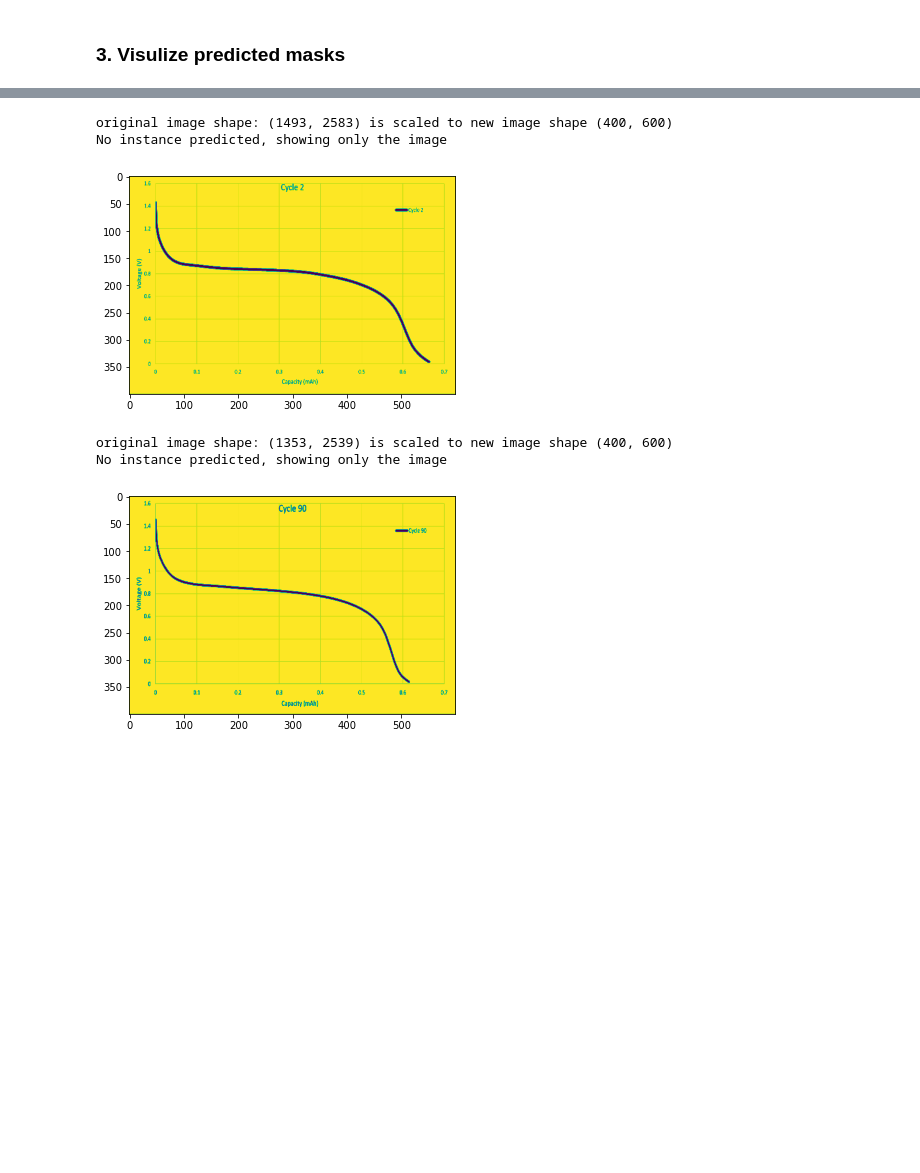
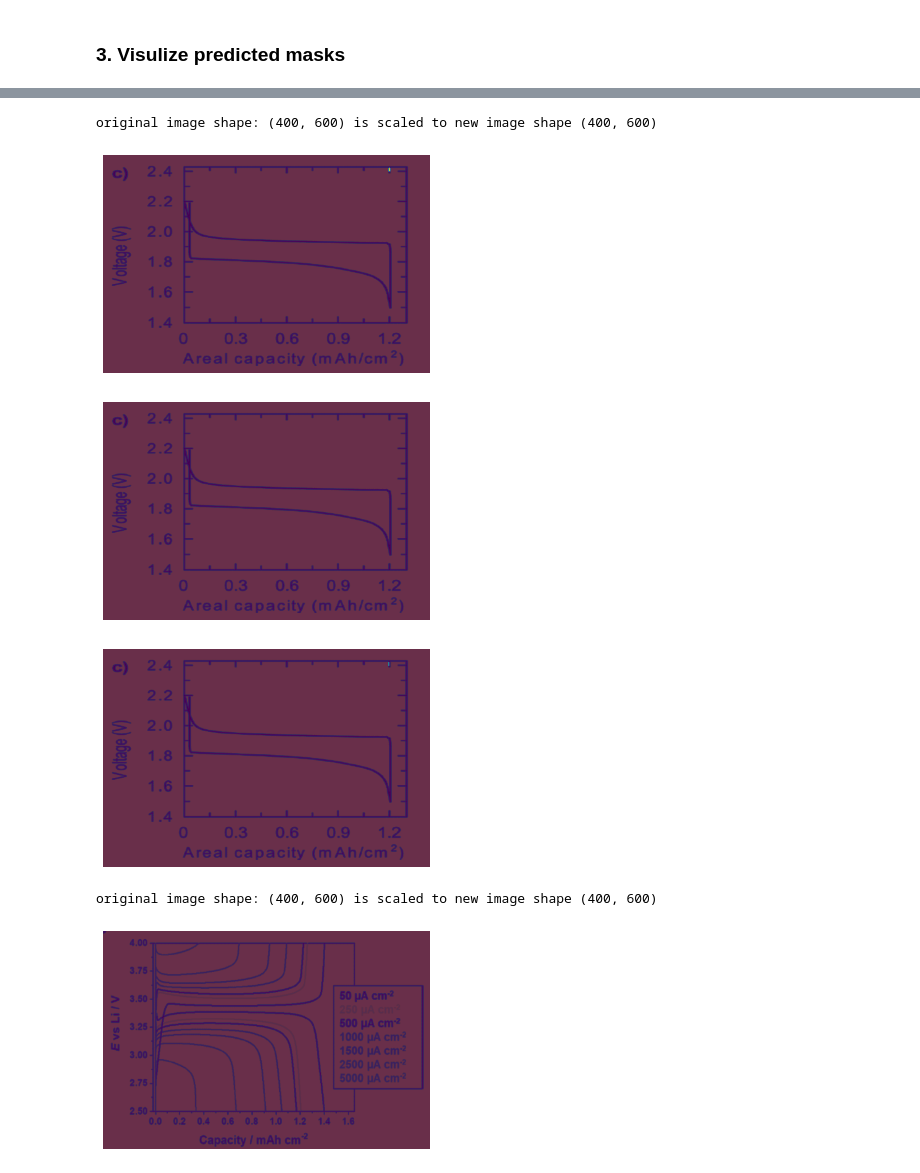
Before and after one commit to DataYoink/DataYoink, a Jupyter notebook: docs/dev/Demo_load_NN_from_pkl.ipynb, the cells around one changed output, grey strips where cells are left out. Drawn from its saved outputs; the diff is of its cells as text; code cells hidden in the pictures; blank space fills up the shorter version.

```diff
--- a/docs/dev/Demo_load_NN_from_pkl.ipynb
+++ b/docs/dev/Demo_load_NN_from_pkl.ipynb
@@ -39,21 +36,21 @@ show_output_img_and_mask("scaled_input_image/scaled_"+image_PNG, outputs)
 # %%
-image_PNG = "Test_bw_1solid.png"
+image_PNG = "discharge_curve (9).png"
 rescaled_img = img_rescale(image_PNG, image_height, image_width)
 pretrained_pkl = "./output/BEST_config.pkl"
 outputs = predict_discharge_curve(pretrained_pkl,rescaled_img)
 show_output_img_and_mask("scaled_input_image/scaled_"+image_PNG, outputs)
 # %% [output]
-original image shape: (1493, 2583) is scaled to new image shape (400, 600)
-No instance predicted, showing only the image
+original image shape: (400, 600) is scaled to new image shape (400, 600)
-[figure, old version]
+[figure, new version]
+[figure, added]
+[figure, added]
 # %%
-image_PNG = "Test_color_1solid.png"
+image_PNG = "discharge_curve (3).png"
 rescaled_img = img_rescale(image_PNG, image_height, image_width)
 pretrained_pkl = "./output/BEST_config.pkl"
 outputs = predict_discharge_curve(pretrained_pkl,rescaled_img)
 show_output_img_and_mask("scaled_input_image/scaled_"+image_PNG, outputs)
 # %% [output]
-original image shape: (1353, 2539) is scaled to new image shape (400, 600)
-No instance predicted, showing only the image
+original image shape: (400, 600) is scaled to new image shape (400, 600)
-[figure, old version]
+[figure, new version]
 # %%
```
Also changed, not shown: parts of 8 cells of this notebook, 4 other files.
